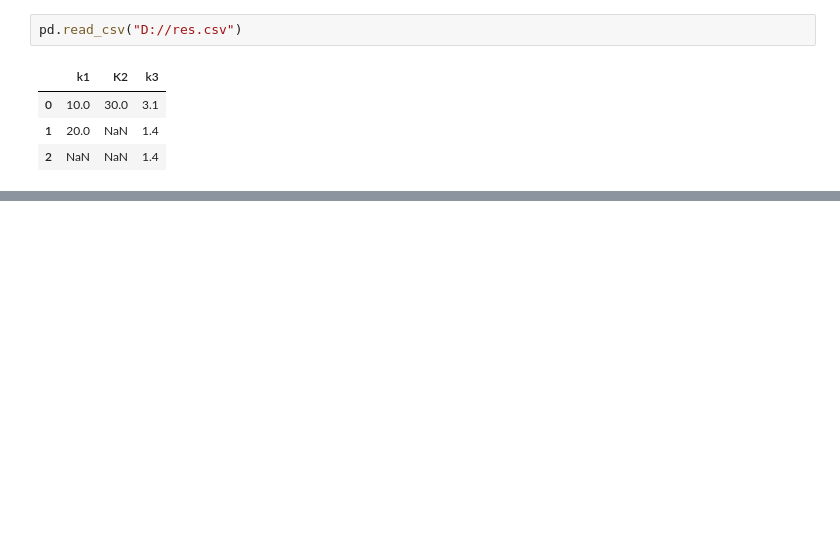
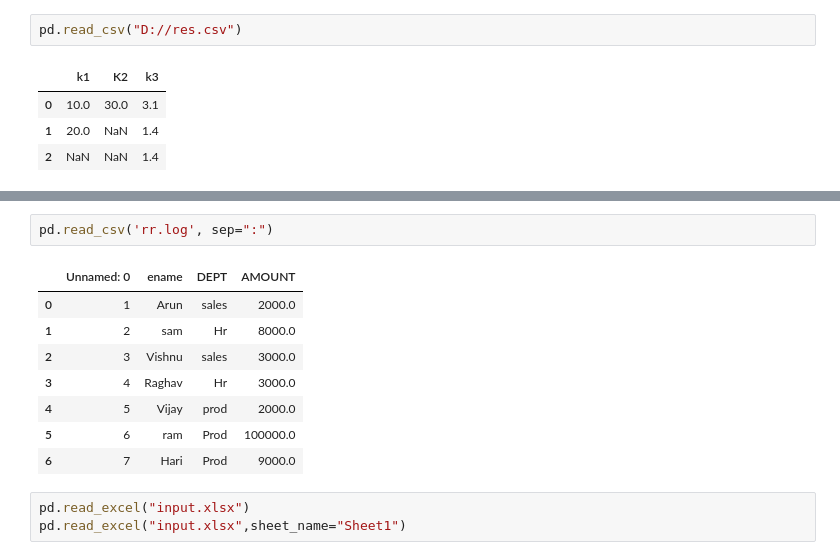
Before and after one commit to krishtheeba/PythonWithAI, a Jupyter notebook: pandas_Jupyter.ipynb, the cells around one changed output, grey strips where cells are left out. Cells and saved outputs as stored; diff of their text form; blank space fills up the shorter version.

```diff
--- a/pandas_Jupyter.ipynb
+++ b/pandas_Jupyter.ipynb
@@ -925,0 +1285,14 @@ pd.read_csv("D://res.csv")
+# %%
+pd.read_csv('rr.log', sep=":")
+# %% [output]
+|  | Unnamed: 0 | ename | DEPT | AMOUNT |
+| 0 | 1 | Arun | sales | 2000.0 |
+| 1 | 2 | sam | Hr | 8000.0 |
+| 2 | 3 | Vishnu | sales | 3000.0 |
+| 3 | 4 | Raghav | Hr | 3000.0 |
+| 4 | 5 | Vijay | prod | 2000.0 |
+| 5 | 6 | ram | Prod | 100000.0 |
+| 6 | 7 | Hari | Prod | 9000.0 |
+# %%
+pd.read_excel("input.xlsx")
+pd.read_excel("input.xlsx",sheet_name="Sheet1")
```
Also changed, not shown: parts of 59 cells of this notebook.
